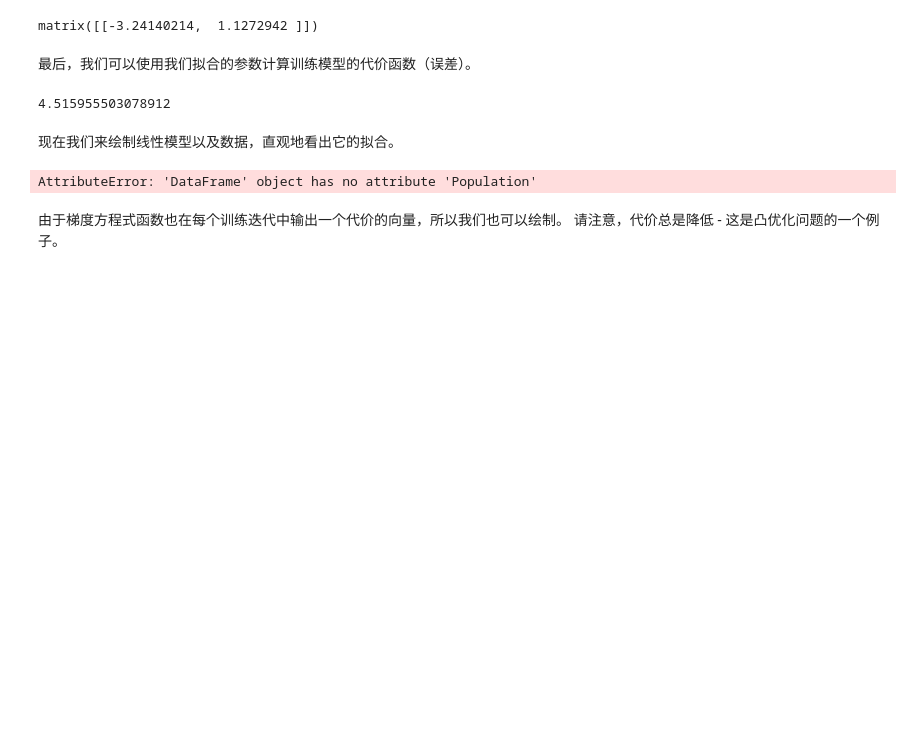
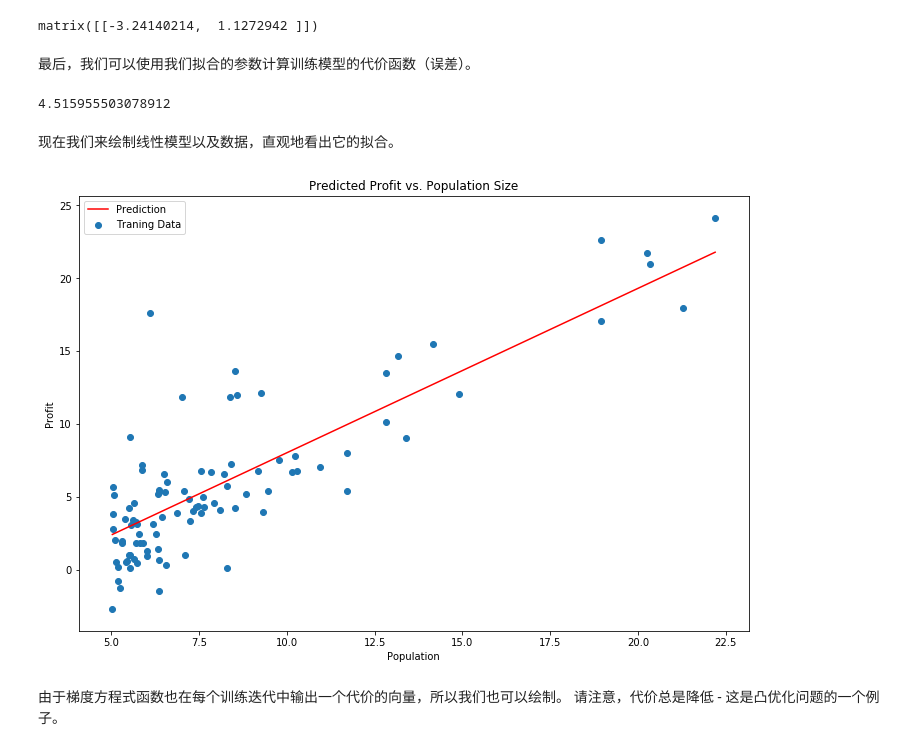
Before and after one commit to PowersYang/Coursera_ML_Exercise, a Jupyter notebook: machine-learning-ex1/ex1.ipynb, the cells around one changed output. Drawn from its saved outputs; the diff is of its cells as text; code cells hidden in the pictures; blank space fills up the shorter version.

```diff
--- a/machine-learning-ex1/ex1.ipynb
+++ b/machine-learning-ex1/ex1.ipynb
@@ -115,20 +119,21 @@ $${{\theta }_{j}}:={{\theta }_{j}}-\alpha \frac{\partial }{\partial {{\theta }_{
 # %%
 def gradientDescent(X, y, theta, alpha, iters):
     temp = np.matrix(np.zeros(theta.shape))
-    parameters = int(theta.ravel().shape[1])
-    cost = np.zeros(iters)
+    parameters = int(theta.ravel().shape[1])    # 获得参数theta的总个数，ravel()为扁平化函数
+    history_cost = np.zeros(iters)    # 记录每一次迭代产生的代价值
 
+    # iters表示迭代次数
     for i in range(iters):
-        error = (X * theta.T) - y
+        error = (X * theta.T) - y    # 表示预测值与实际值之间的误差，对应上式中的 h(x) - y
 
+        # 遍历每个θ
         for j in range(parameters):
             term = np.multiply(error, X[:,j])
             temp[0,j] = theta[0,j] - ((alpha / len(X)) * np.sum(term))
+        theta = temp
+        history_cost[i] = computeCost(X, y, theta)
 
-        theta = temp
-        cost[i] = computeCost(X, y, theta)
-
-    return theta, cost
+    return theta, history_cost
 # %% [markdown]
 初始化一些附加变量 - 学习速率α和要执行的迭代次数。
 # %%
@@ -137,7 +142,7 @@ iters = 1000
 # %% [markdown]
 现在让我们运行梯度下降算法来将我们的参数θ适合于训练集。
 # %%
-g, cost = gradientDescent(X, y, theta, alpha, iters)
+g, history_cost = gradientDescent(X, y, theta, alpha, iters)
 g
 # %% [output]
 matrix([[-3.24140214,  1.1272942 ]])
@@ -150,19 +155,19 @@ computeCost(X, y, g)
 # %% [markdown]
 现在我们来绘制线性模型以及数据，直观地看出它的拟合。
 # %%
-x = np.linspace(data.Population.min(), data.Population.max(), 100)
-f = g[0, 0] + (g[0, 1] * x)
+x = np.linspace(data.population.min(), data.population.max(), 100)  # 准备绘制直线的x轴数据
+f = g[0, 0] + (g[0, 1] * x)  # 通过假设函数h(x)，输入x计算直线y轴的值
 
 fig, ax = plt.subplots(figsize=(12,8))
-ax.plot(x, f, 'r', label='Prediction')
-ax.scatter(data.Population, data.Profit, label='Traning Data')
+ax.plot(x, f, 'r', label='Prediction')  # 绘制直线
+ax.scatter(data.population, data.profit, label='Traning Data')  # 绘制散点图
 ax.legend(loc=2)
 ax.set_xlabel('Population')
 ax.set_ylabel('Profit')
 ax.set_title('Predicted Profit vs. Population Size')
 plt.show()
 # %% [output]
-AttributeError: 'DataFrame' object has no attribute 'Population'
+[figure, added]
 # %% [markdown]
 由于梯度方程式函数也在每个训练迭代中输出一个代价的向量，所以我们也可以绘制。 请注意，代价总是降低 - 这是凸优化问题的一个例子。
 # %%
```
Also changed, not shown: parts of 9 cells of this notebook.
